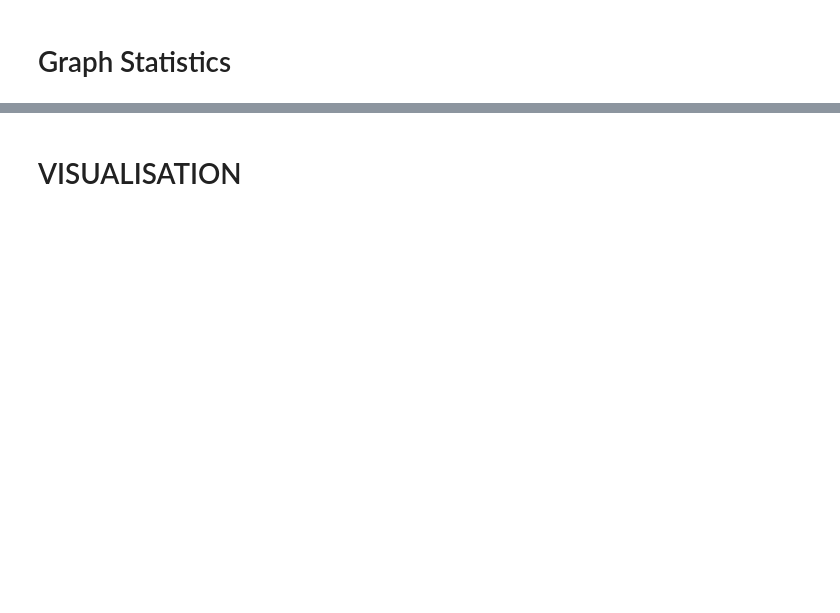
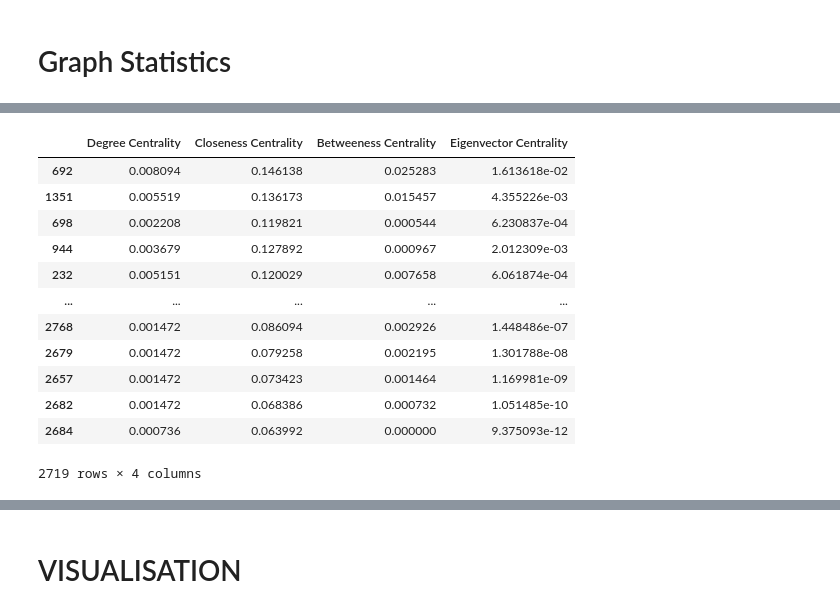
Before and after one commit to airscholar/AlphaTeam, a Jupyter notebook: analysis/Rail.ipynb, the cells around one changed output, grey strips where cells are left out. Drawn from its saved outputs; the diff is of its cells as text; code cells hidden in the pictures; blank space fills up the shorter version.

```diff
--- a/analysis/Rail.ipynb
+++ b/analysis/Rail.ipynb
@@ -143,0 +30,17 @@ stats
+# %%
+directed_node_metrics = compute_node_metrics(networkx)
+directed_node_metrics
+# %% [output]
+|  | Degree Centrality | Closeness Centrality | Betweeness Centrality | Eigenvector Centrality |
+| 692 | 0.008094 | 0.146138 | 0.025283 | 1.613618e-02 |
+| 1351 | 0.005519 | 0.136173 | 0.015457 | 4.355226e-03 |
+| 698 | 0.002208 | 0.119821 | 0.000544 | 6.230837e-04 |
+| 944 | 0.003679 | 0.127892 | 0.000967 | 2.012309e-03 |
+| 232 | 0.005151 | 0.120029 | 0.007658 | 6.061874e-04 |
+| ... | ... | ... | ... | ... |
+| 2768 | 0.001472 | 0.086094 | 0.002926 | 1.448486e-07 |
+| 2679 | 0.001472 | 0.079258 | 0.002195 | 1.301788e-08 |
+| 2657 | 0.001472 | 0.073423 | 0.001464 | 1.169981e-09 |
+| 2682 | 0.001472 | 0.068386 | 0.000732 | 1.051485e-10 |
+| 2684 | 0.000736 | 0.063992 | 0.000000 | 9.375093e-12 |
+2719 rows × 4 columns
```
Also changed, not shown: parts of 16 cells of this notebook, 6 other files.
